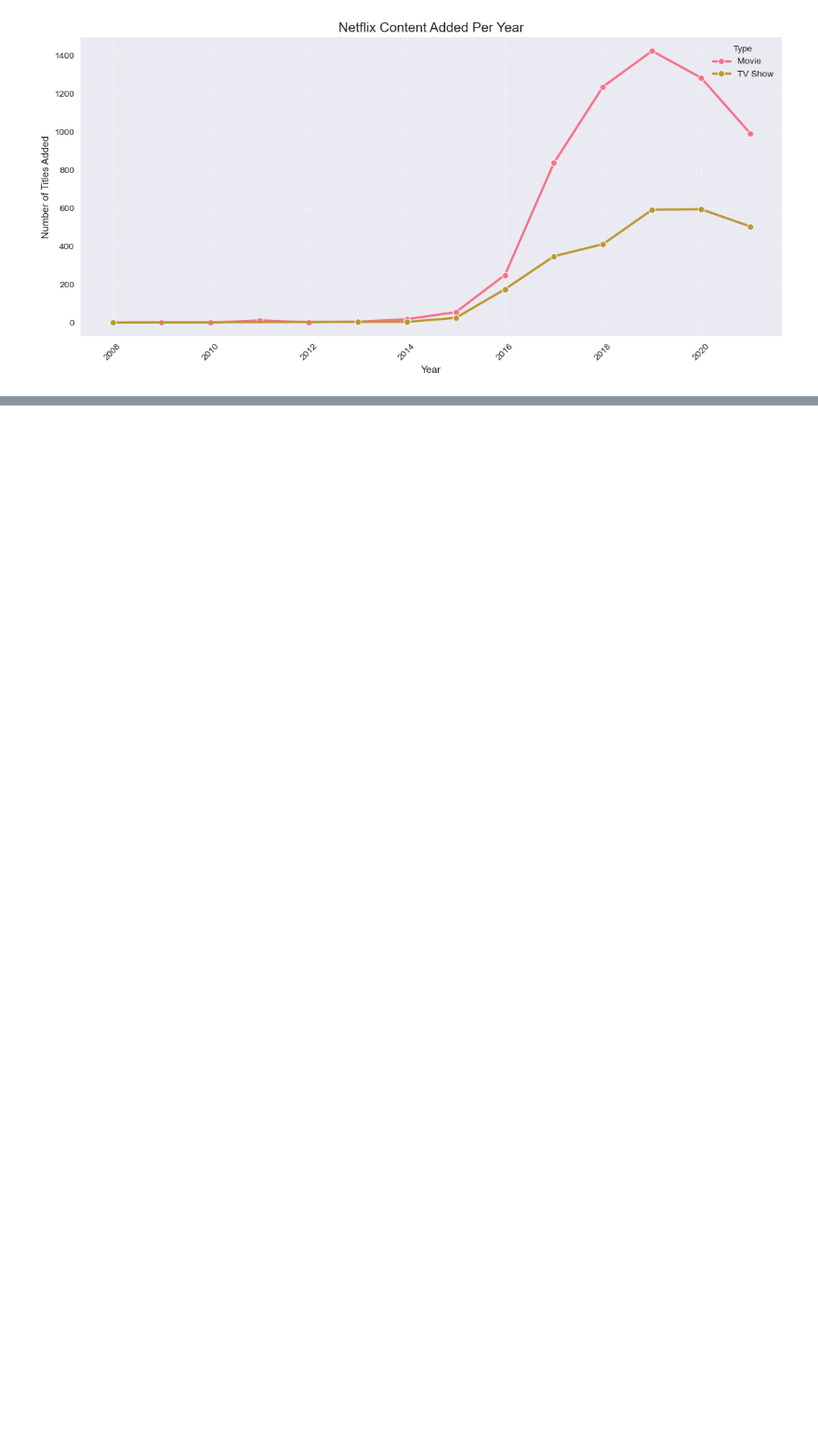
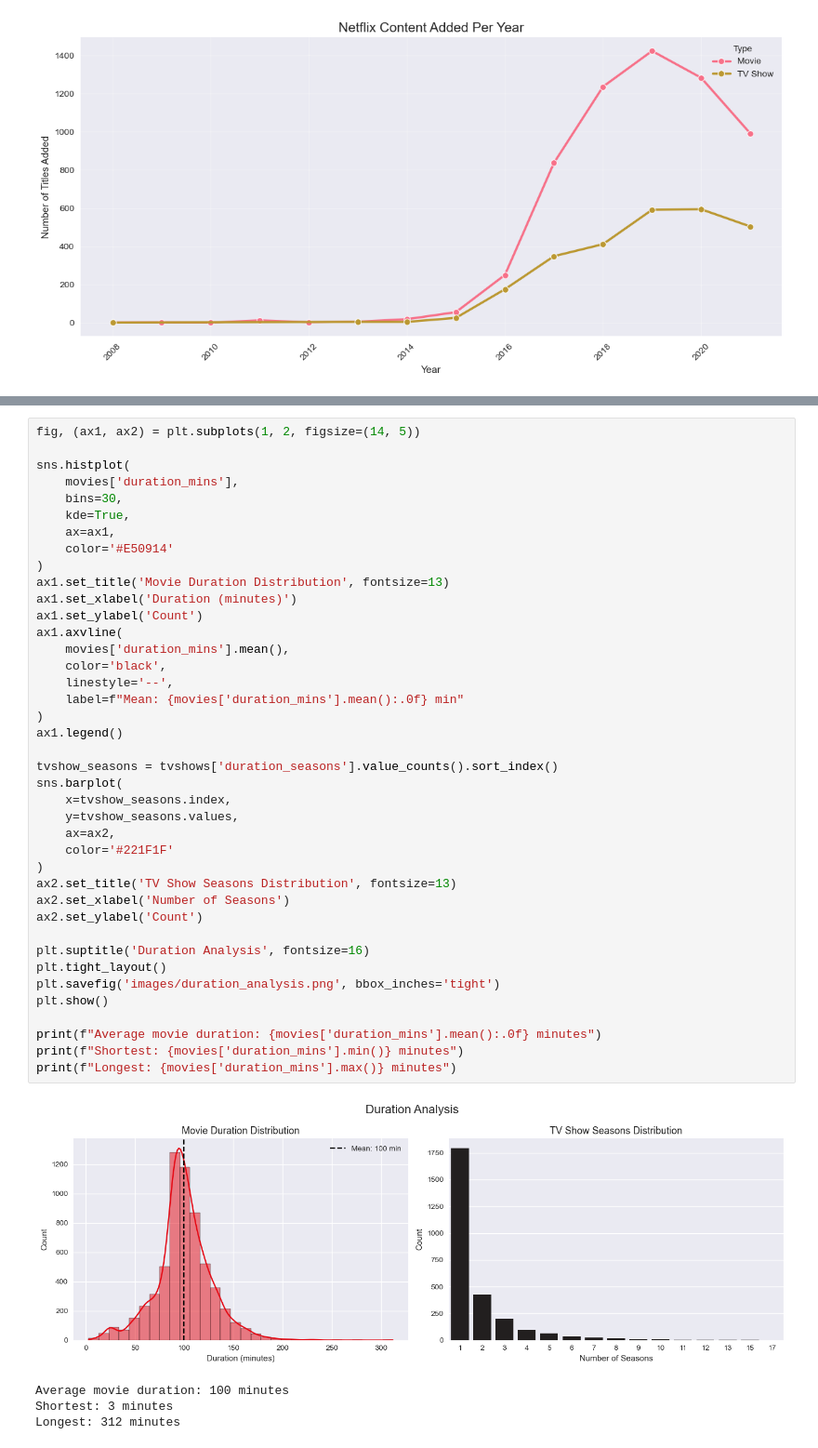
Before and after one commit to sesathrajapaksha-dev/netflix-analysis, a Jupyter notebook: netflix_analysis.ipynb, the cells around one changed output, grey strips where cells are left out. Shown at 93% size. Drawn from its saved outputs; the diff is of its cells as text; blank space fills up the shorter version.

```diff
--- a/netflix_analysis.ipynb
+++ b/netflix_analysis.ipynb
@@ -248,0 +338,45 @@ plt.show()
+# %%
+fig, (ax1, ax2) = plt.subplots(1, 2, figsize=(14, 5))
+
+sns.histplot(
+    movies['duration_mins'],
+    bins=30,
+    kde=True,
+    ax=ax1,
+    color='#E50914'
+)
+ax1.set_title('Movie Duration Distribution', fontsize=13)
+ax1.set_xlabel('Duration (minutes)')
+ax1.set_ylabel('Count')
+ax1.axvline(
+    movies['duration_mins'].mean(),
+    color='black',
+    linestyle='--',
+    label=f"Mean: {movies['duration_mins'].mean():.0f} min"
+)
+ax1.legend()
+
+tvshow_seasons = tvshows['duration_seasons'].value_counts().sort_index()
+sns.barplot(
+    x=tvshow_seasons.index,
+    y=tvshow_seasons.values,
+    ax=ax2,
+    color='#221F1F'
+)
+ax2.set_title('TV Show Seasons Distribution', fontsize=13)
+ax2.set_xlabel('Number of Seasons')
+ax2.set_ylabel('Count')
+
+plt.suptitle('Duration Analysis', fontsize=16)
+plt.tight_layout()
+plt.savefig('images/duration_analysis.png', bbox_inches='tight')
+plt.show()
+
+print(f"Average movie duration: {movies['duration_mins'].mean():.0f} minutes")
+print(f"Shortest: {movies['duration_mins'].min()} minutes")
+print(f"Longest: {movies['duration_mins'].max()} minutes")
+# %% [output]
+[figure, added]
+Average movie duration: 100 minutes
+Shortest: 3 minutes
+Longest: 312 minutes
```
Also changed, not shown: parts of 5 cells of this notebook, 6 other files.
